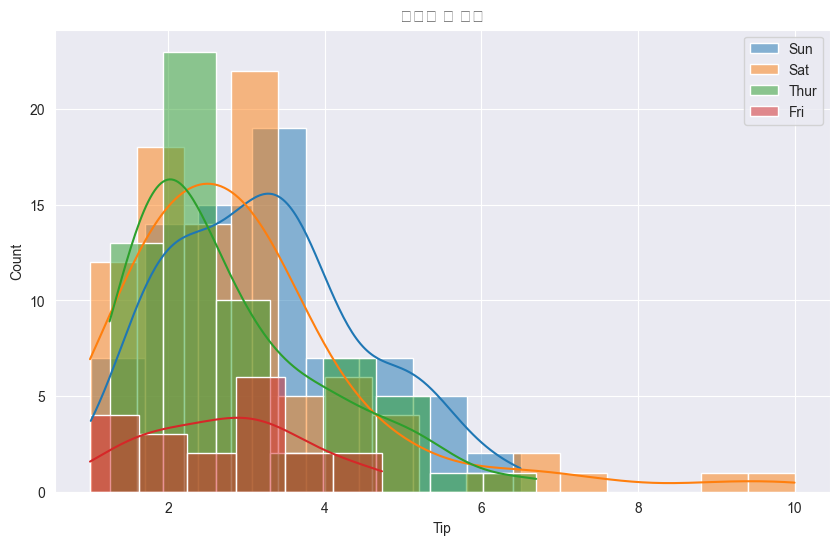
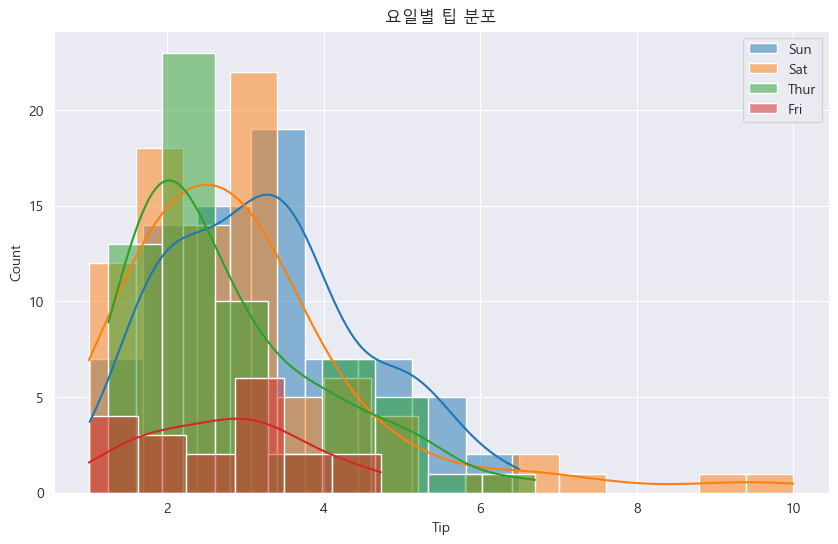
The change to this notebook cell's code, shown as a diff; its figure went from the first image to the second:
--- before
+++ after
@@ -3,4 +3,8 @@
 
 import matplotlib.pyplot as plt
+
+# Seaborn 스타일을 먼저 설정합니다. (이때 기본 폰트로 리셋됨)
+sns.set_style("darkgrid")
+
 plt.rcParams['axes.unicode_minus'] = False   # 음수 기호 깨짐 방지
 plt.rcParams['font.family'] = 'Malgun Gothic'
@@ -11,5 +15,5 @@
 tips = sns.load_dataset("tips")
 
-sns.set_style("darkgrid")
+
 plt.figure(figsize=(10, 6)) # 그래프 크기 설정 추가
 

Commit: 수정